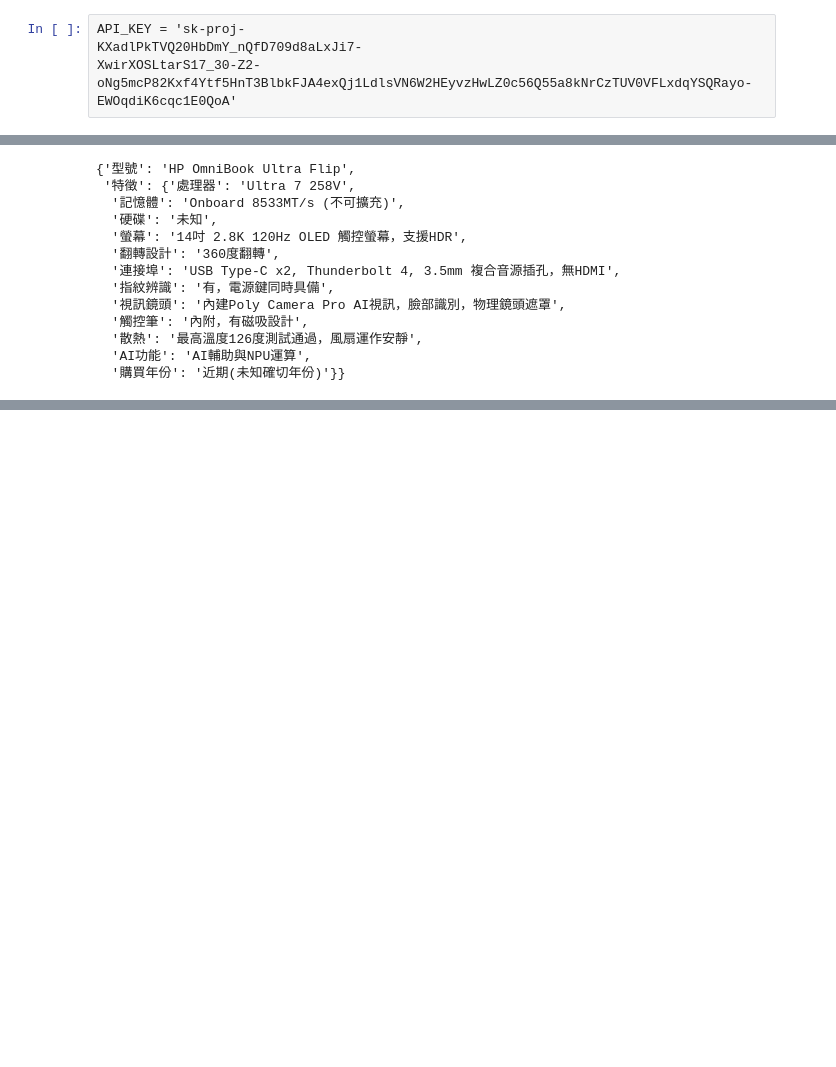
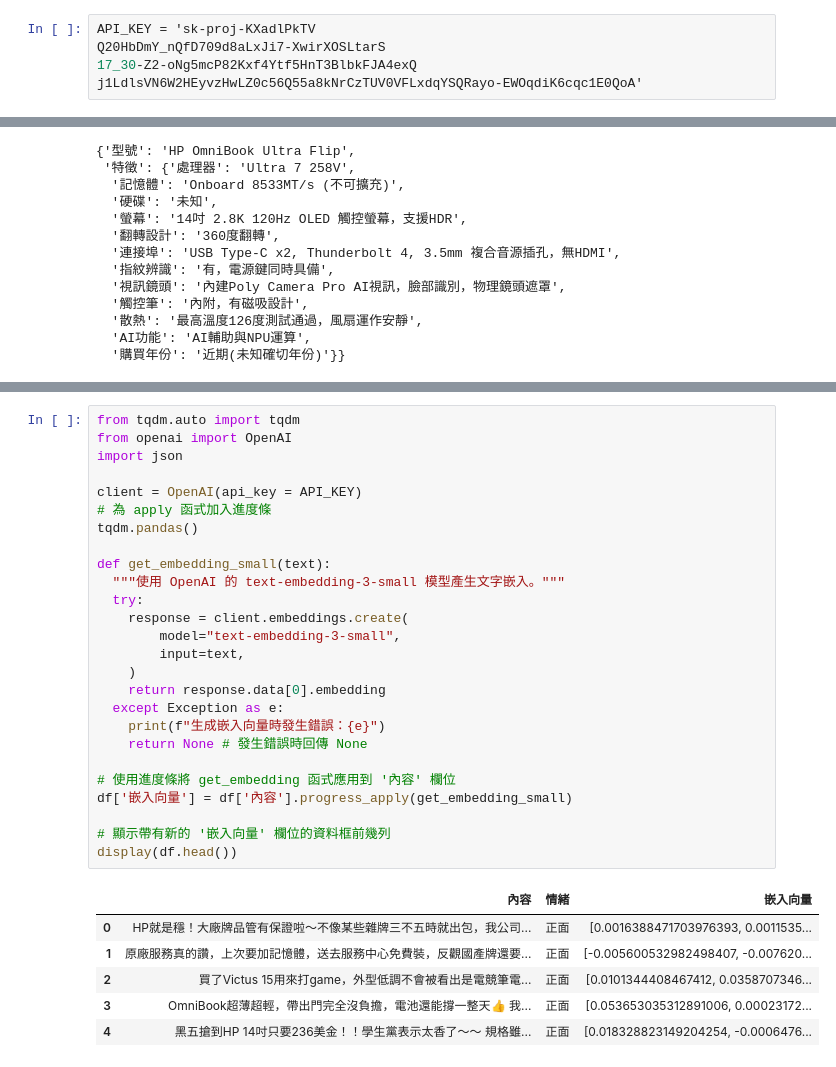
Before and after one commit to ywchiu/hp_ai_advanced_training, a Jupyter notebook: Demo20250626.ipynb, the cells around one changed output, grey strips where cells are left out. Cells and saved outputs as stored; diff of their text form; blank space fills up the shorter version.

```diff
--- a/Demo20250626.ipynb
+++ b/Demo20250626.ipynb
@@ -14,7 +1,8 @@ df.head()
 # %%
-API_KEY = 'sk-proj-
-KXadlPkTVQ20HbDmY_nQfD709d8aLxJi7-
-XwirXOSLtarS17_30-Z2-oNg5mcP82Kxf4Ytf5HnT3BlbkFJA4exQj1LdlsVN6W2HEyvzHwLZ0c56Q55a8kNrCzTUV0VFLxdqYSQRayo-EWOqdiK6cqc1E0QoA'
+API_KEY = 'sk-proj-KXadlPkTV
+Q20HbDmY_nQfD709d8aLxJi7-XwirXOSLtarS
+17_30-Z2-oNg5mcP82Kxf4Ytf5HnT3BlbkFJA4exQ
+j1LdlsVN6W2HEyvzHwLZ0c56Q55a8kNrCzTUV0VFLxdqYSQRayo-EWOqdiK6cqc1E0QoA'
 # %%
 import os
 from openai import OpenAI
@@ -415,0 +419,33 @@ analyze_sentiment(text)
+# %%
+from tqdm.auto import tqdm
+from openai import OpenAI
+import json
+
+client = OpenAI(api_key = API_KEY)
+# 為 apply 函式加入進度條
+tqdm.pandas()
+
+def get_embedding_small(text):
+  """使用 OpenAI 的 text-embedding-3-small 模型產生文字嵌入。"""
+  try:
+    response = client.embeddings.create(
+        model="text-embedding-3-small",
+        input=text,
+    )
+    return response.data[0].embedding
+  except Exception as e:
+    print(f"生成嵌入向量時發生錯誤：{e}")
+    return None # 發生錯誤時回傳 None
+
+# 使用進度條將 get_embedding 函式應用到 '內容' 欄位
+df['嵌入向量'] = df['內容'].progress_apply(get_embedding_small)
+
+# 顯示帶有新的 '嵌入向量' 欄位的資料框前幾列
+display(df.head())
+# %% [output]
+|  | 內容 | 情緒 | 嵌入向量 |
+| 0 | HP就是穩！大廠牌品管有保證啦～不像某些雜牌三不五時就出包，我公司... | 正面 | [0.0016388471703976393, 0.0011535... |
+| 1 | 原廠服務真的讚，上次要加記憶體，送去服務中心免費裝，反觀國產牌還要... | 正面 | [-0.005600532982498407, -0.007620... |
+| 2 | 買了Victus 15用來打game，外型低調不會被看出是電競筆電... | 正面 | [0.0101344408467412, 0.0358707346... |
+| 3 | OmniBook超薄超輕，帶出門完全沒負擔，電池還能撐一整天👍 我... | 正面 | [0.053653035312891006, 0.00023172... |
+| 4 | 黑五搶到HP 14吋只要236美金！！學生黨表示太香了～～ 規格雖... | 正面 | [0.018328823149204254, -0.0006476... |
```
Also changed, not shown: parts of 7 cells of this notebook.
